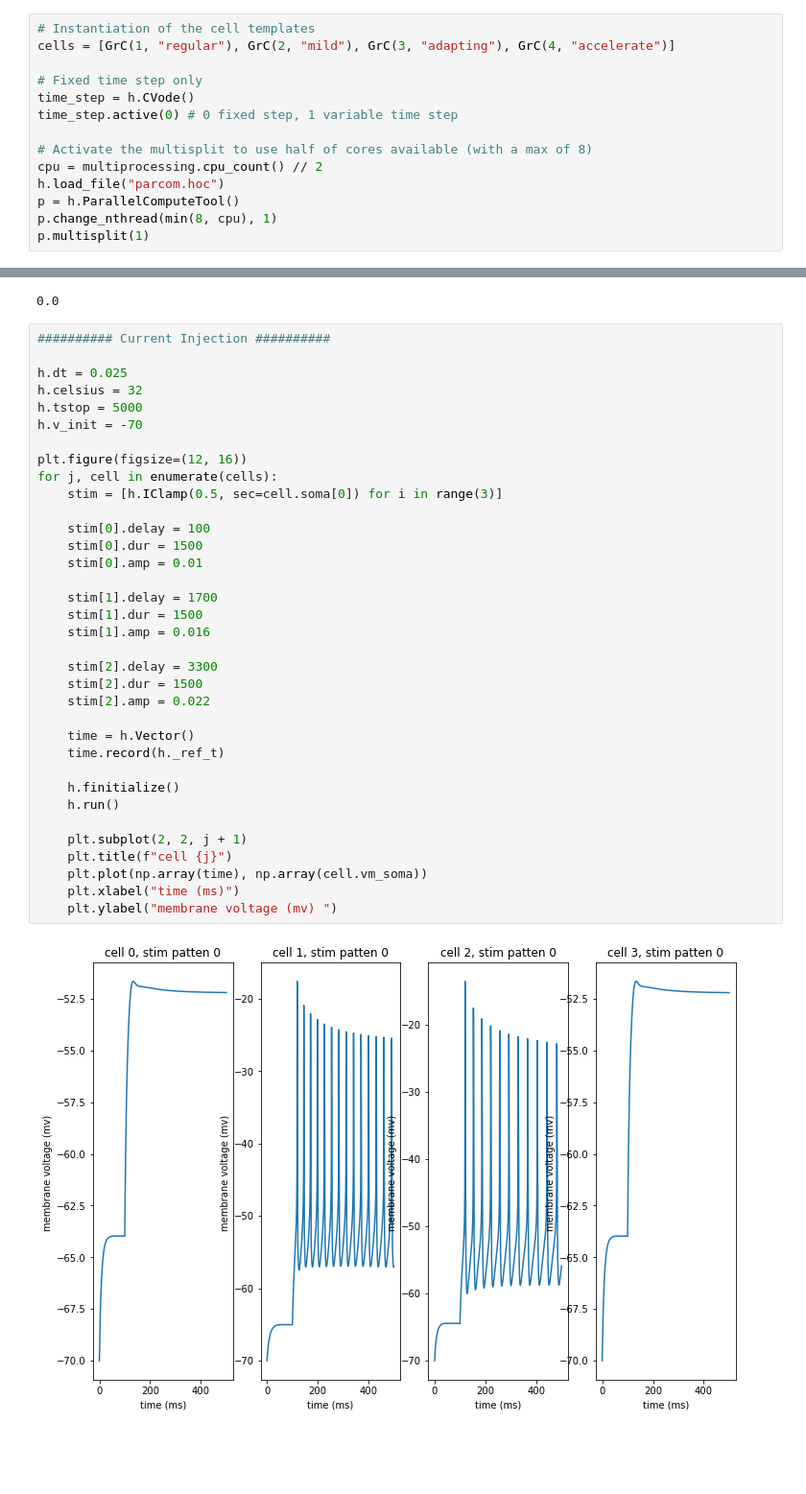
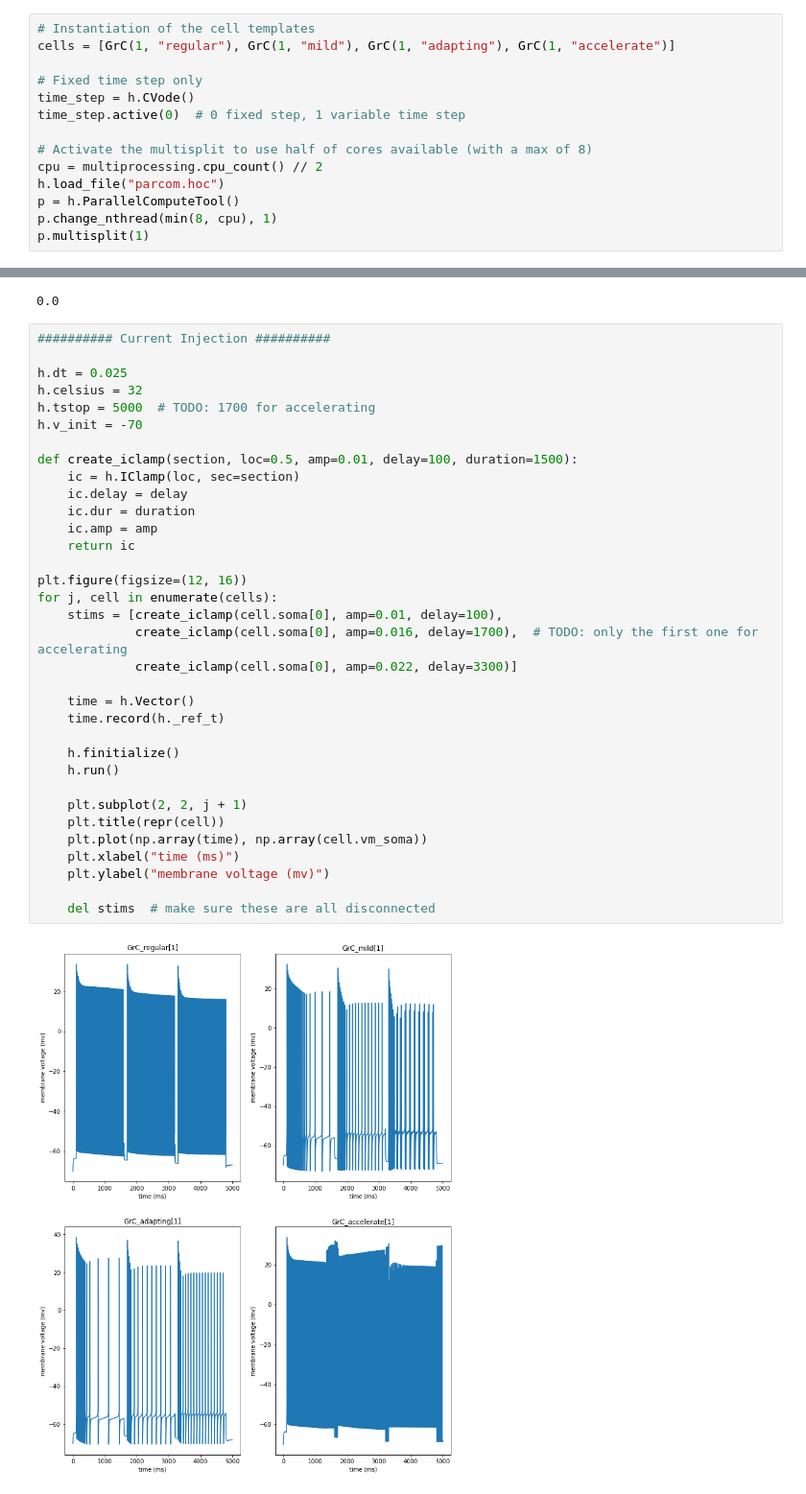
Before and after one commit to Spiritreaper331/Honors-Project-2022, a Jupyter notebook: Cerebellum Model/GrC testing.ipynb, the cells around one changed output, grey strips where cells are left out. Shown at 96% size. Saved outputs shown, nothing was run; the diff lists cells and outputs as text; blank space fills up the shorter version.

```diff
--- a/Cerebellum Model/GrC testing.ipynb
+++ b/Cerebellum Model/GrC testing.ipynb
@@ -11,11 +11,11 @@ from neuron import h
 from GrC import GrC
 # %%
 # Instantiation of the cell templates
-cells = [GrC(1, "regular"), GrC(2, "mild"), GrC(3, "adapting"), GrC(4, "accelerate")]
+cells = [GrC(1, "regular"), GrC(1, "mild"), GrC(1, "adapting"), GrC(1, "accelerate")]
 
 # Fixed time step only
 time_step = h.CVode()
-time_step.active(0) # 0 fixed step, 1 variable time step
+time_step.active(0)  # 0 fixed step, 1 variable time step
 
 # Activate the multisplit to use half of cores available (with a max of 8)
 cpu = multiprocessing.cpu_count() // 2
@@ -35,40 +35,39 @@ p.multisplit(1)
 # %%
 ########## Current Injection ##########
 
 h.dt = 0.025
 h.celsius = 32
-h.tstop = 5000
+h.tstop = 5000  # TODO: 1700 for accelerating
 h.v_init = -70
+
+def create_iclamp(section, loc=0.5, amp=0.01, delay=100, duration=1500):
+    ic = h.IClamp(loc, sec=section)
+    ic.delay = delay
+    ic.dur = duration
+    ic.amp = amp
+    return ic
 
 plt.figure(figsize=(12, 16))
 for j, cell in enumerate(cells):
-    stim = [h.IClamp(0.5, sec=cell.soma[0]) for i in range(3)]
-
-    stim[0].delay = 100
-    stim[0].dur = 1500
-    stim[0].amp = 0.01
-
-    stim[1].delay = 1700
-    stim[1].dur = 1500
-    stim[1].amp = 0.016
-
-    stim[2].delay = 3300
-    stim[2].dur = 1500
-    stim[2].amp = 0.022
+    stims = [create_iclamp(cell.soma[0], amp=0.01, delay=100),
+             create_iclamp(cell.soma[0], amp=0.016, delay=1700),  # TODO: only the first one for accelerating
+             create_iclamp(cell.soma[0], amp=0.022, delay=3300)]
 
     time = h.Vector()
     time.record(h._ref_t)
 
     h.finitialize()
     h.run()
 
     plt.subplot(2, 2, j + 1)
-    plt.title(f"cell {j}")
+    plt.title(repr(cell))
     plt.plot(np.array(time), np.array(cell.vm_soma))
     plt.xlabel("time (ms)")
-    plt.ylabel("membrane voltage (mv) ")
+    plt.ylabel("membrane voltage (mv)")
+
+    del stims  # make sure these are all disconnected
 # %% [output]
-[figure, old version]
+[figure, new version]
 # %%
 ########## Synaptic Background ##########
 h.dt = 0.025
```
Also changed, not shown: parts of 1 cell of this notebook.
